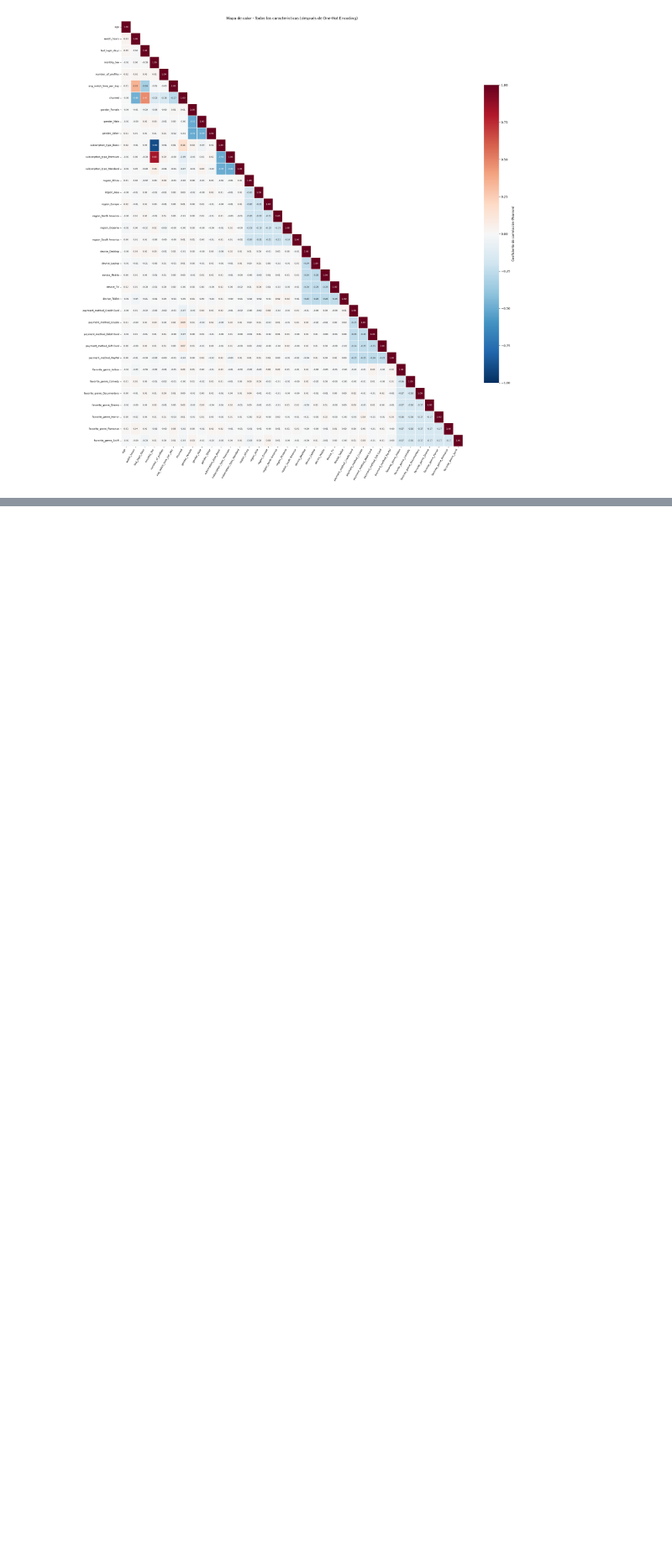
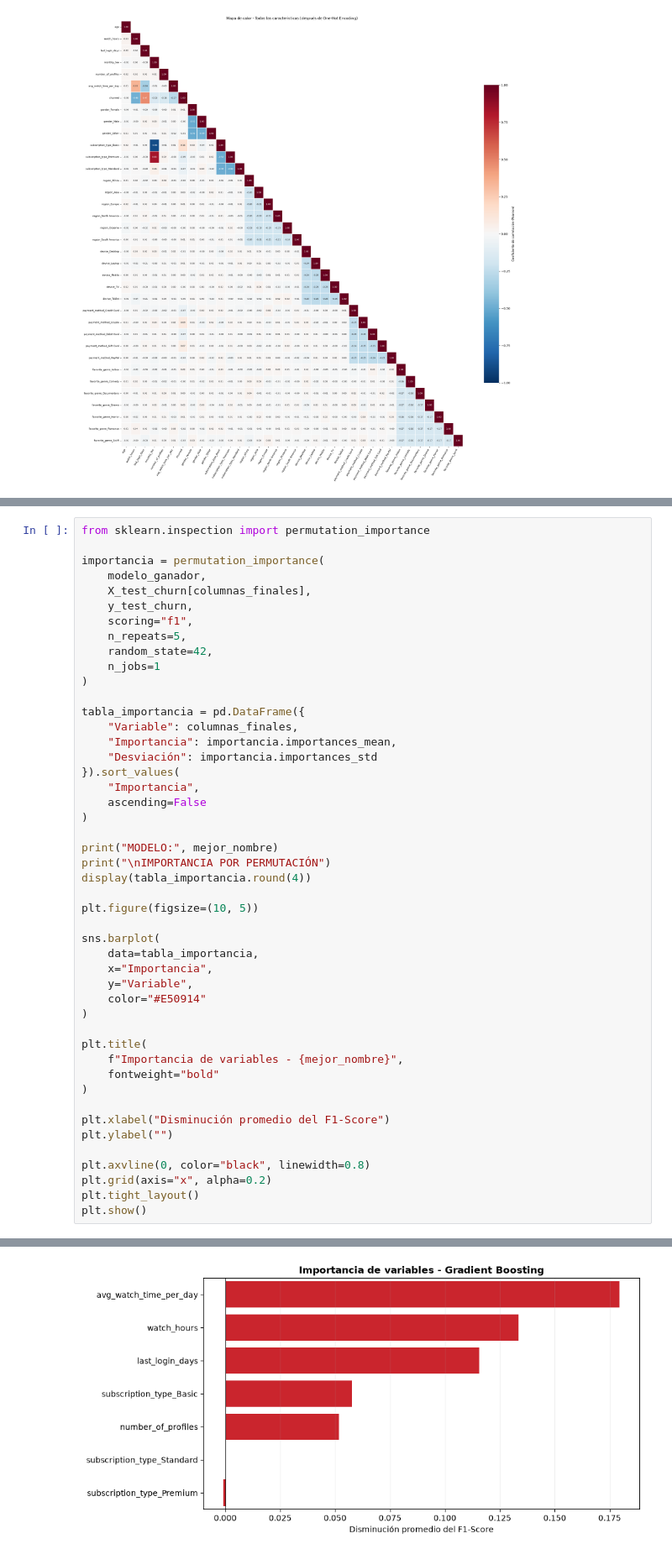
Before and after one commit to RICK1130042/Netflix_clasificadores, a Jupyter notebook: netflix_churned.ipynb, the cells around one changed output, grey strips where cells are left out. Shown at 84% size. Saved outputs shown, nothing was run; the diff lists cells and outputs as text; blank space fills up the shorter version.

```diff
--- a/netflix_churned.ipynb
+++ b/netflix_churned.ipynb
@@ -939,0 +1493,48 @@ plt.show()
+# %%
+from sklearn.inspection import permutation_importance
+
+importancia = permutation_importance(
+    modelo_ganador,
+    X_test_churn[columnas_finales],
+    y_test_churn,
+    scoring="f1",
+    n_repeats=5,
+    random_state=42,
+    n_jobs=1
+)
+
+tabla_importancia = pd.DataFrame({
+    "Variable": columnas_finales,
+    "Importancia": importancia.importances_mean,
+    "Desviación": importancia.importances_std
+}).sort_values(
+    "Importancia",
+    ascending=False
+)
+
+print("MODELO:", mejor_nombre)
+print("\nIMPORTANCIA POR PERMUTACIÓN")
+display(tabla_importancia.round(4))
+
+plt.figure(figsize=(10, 5))
+
+sns.barplot(
+    data=tabla_importancia,
+    x="Importancia",
+    y="Variable",
+    color="#E50914"
+)
+
+plt.title(
+    f"Importancia de variables - {mejor_nombre}",
+    fontweight="bold"
+)
+
+plt.xlabel("Disminución promedio del F1-Score")
+plt.ylabel("")
+
+plt.axvline(0, color="black", linewidth=0.8)
+plt.grid(axis="x", alpha=0.2)
+plt.tight_layout()
+plt.show()
+# %% [output]
@@ -939,0 +1552 @@ plt.show()
+[figure, added]
```
Also changed, not shown: parts of 9 cells of this notebook.
